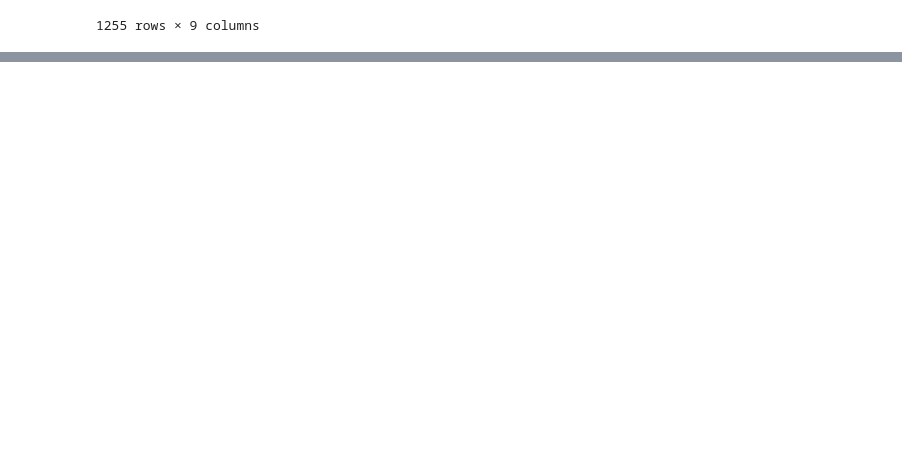
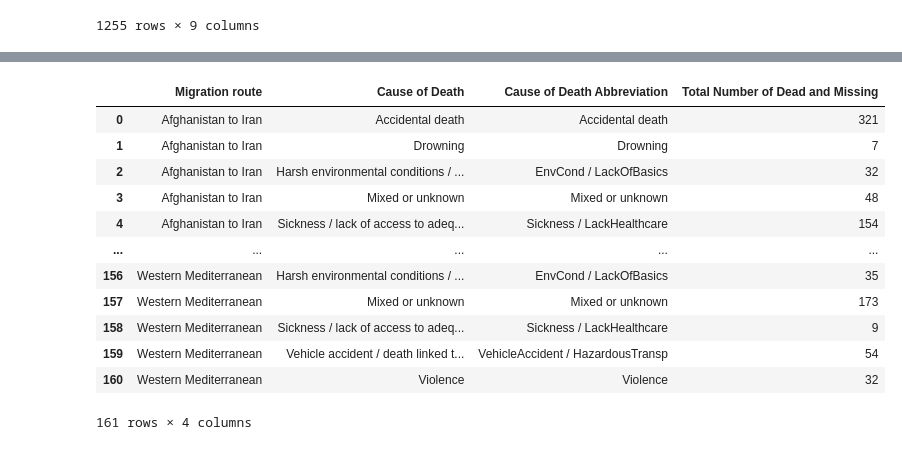
Before and after one commit to citlali-trigos-raczkowski/migrant-data-visualization, a Jupyter notebook: exploration/SebasExploration.ipynb, the cells around one changed output, grey strips where cells are left out. Cells and saved outputs as stored; diff of their text form; code cells hidden in the pictures; blank space fills up the shorter version.

```diff
--- a/exploration/SebasExploration.ipynb
+++ b/exploration/SebasExploration.ipynb
@@ -1068,0 +1064,16 @@ df.groupby(['Migration route','date'])[['Total Number of Dead and Missing','Mini
+# %%
+df.groupby(['Migration route','Cause of Death','Cause of Death Abbreviation'])[['Total Number of Dead and Missing','Minimum Estimated Number of Missing','Number of Females', 'Number of Males', 'Number of Children','Number of Survivors']].sum().reset_index(name='Total Number of Dead and Missing')
+# %% [output]
+|  | Migration route | Cause of Death | Cause of Death Abbreviation | Total Number of Dead and Missing |
+| 0 | Afghanistan to Iran | Accidental death | Accidental death | 321 |
+| 1 | Afghanistan to Iran | Drowning | Drowning | 7 |
+| 2 | Afghanistan to Iran | Harsh environmental conditions / ... | EnvCond / LackOfBasics | 32 |
+| 3 | Afghanistan to Iran | Mixed or unknown | Mixed or unknown | 48 |
+| 4 | Afghanistan to Iran | Sickness / lack of access to adeq... | Sickness / LackHealthcare | 154 |
+| ... | ... | ... | ... | ... |
+| 156 | Western Mediterranean | Harsh environmental conditions / ... | EnvCond / LackOfBasics | 35 |
+| 157 | Western Mediterranean | Mixed or unknown | Mixed or unknown | 173 |
+| 158 | Western Mediterranean | Sickness / lack of access to adeq... | Sickness / LackHealthcare | 9 |
+| 159 | Western Mediterranean | Vehicle accident / death linked t... | VehicleAccident / HazardousTransp | 54 |
+| 160 | Western Mediterranean | Violence | Violence | 32 |
+161 rows × 4 columns
```
Also changed, not shown: parts of 2 cells of this notebook, 1 other file.
